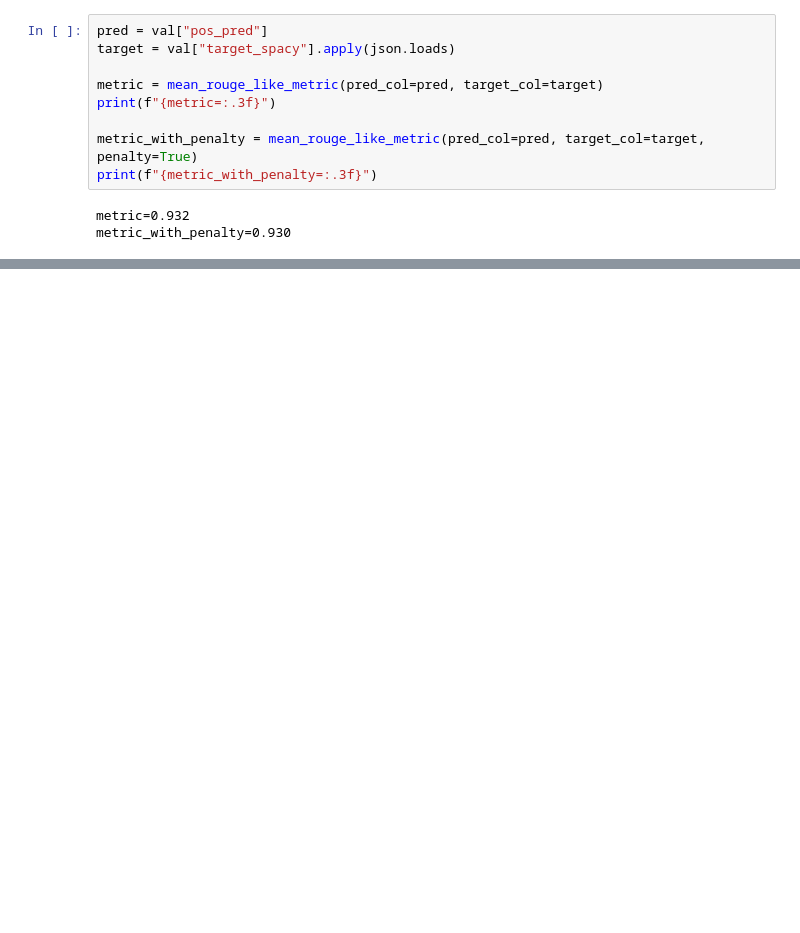
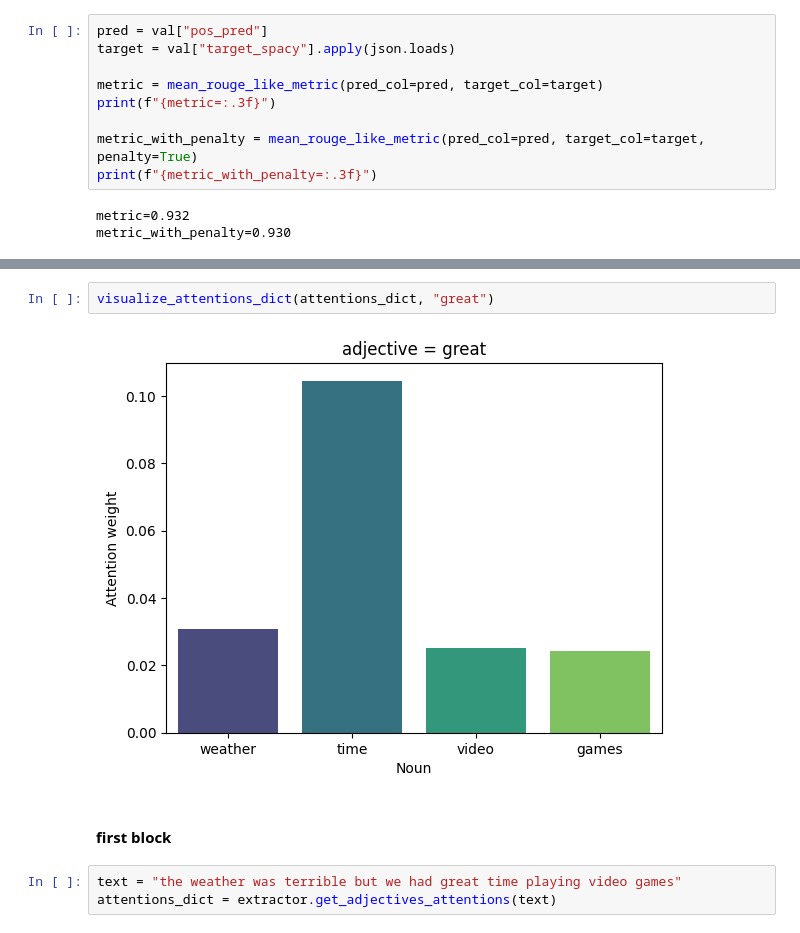
Before and after one commit to vladgerasimov/text_objects_extraction, a Jupyter notebook: notebooks/get_metrics.ipynb, the cells around one changed output, grey strips where cells are left out. Saved outputs shown, nothing was run; the diff lists cells and outputs as text; blank space fills up the shorter version.

```diff
--- a/notebooks/get_metrics.ipynb
+++ b/notebooks/get_metrics.ipynb
@@ -47,0 +259,9 @@ metric_with_penalty=0.930
+# %%
+visualize_attentions_dict(attentions_dict, "great")
+# %% [output]
+[figure, added]
+# %% [markdown]
+#### first block
+# %%
+text = "the weather was terrible but we had great time playing video games"
+attentions_dict = extractor.get_adjectives_attentions(text)
```
Also changed, not shown: parts of 56 cells of this notebook, 14 other files.
